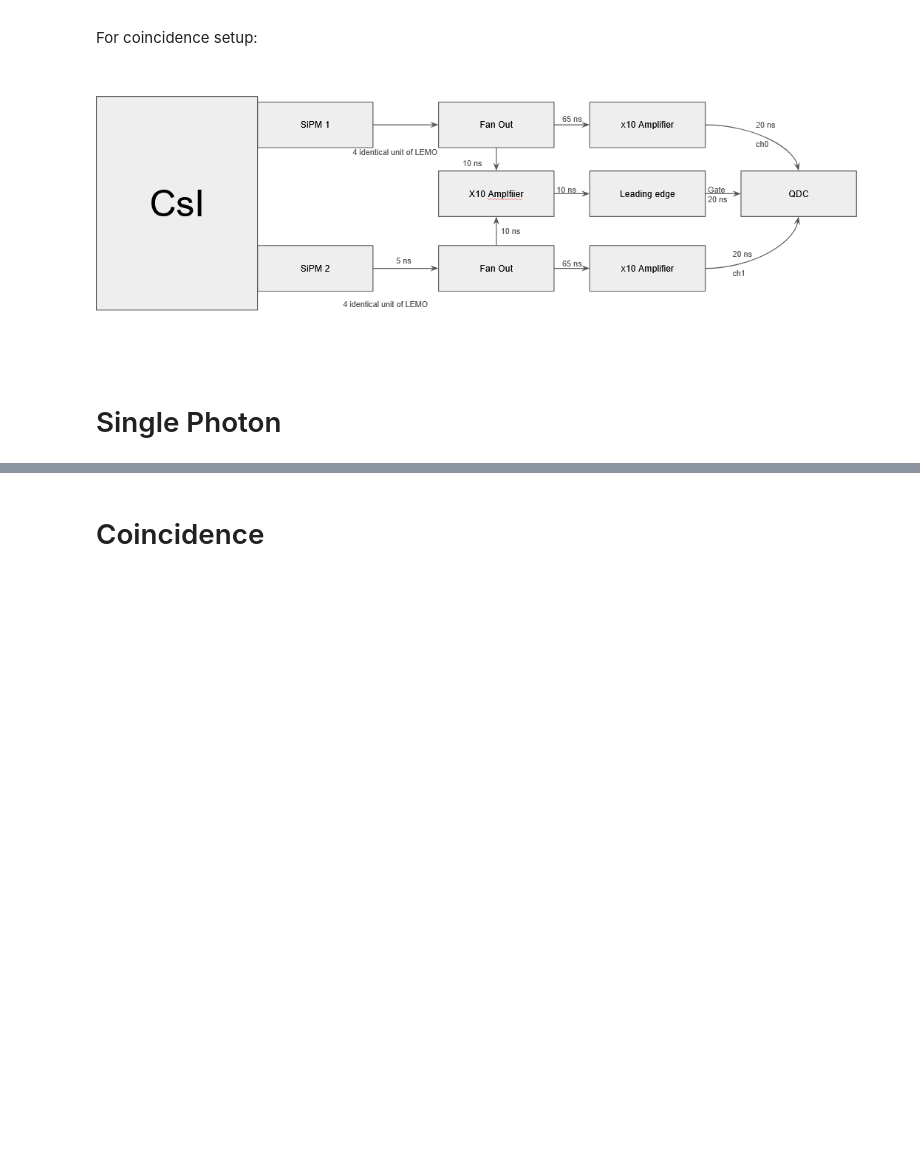
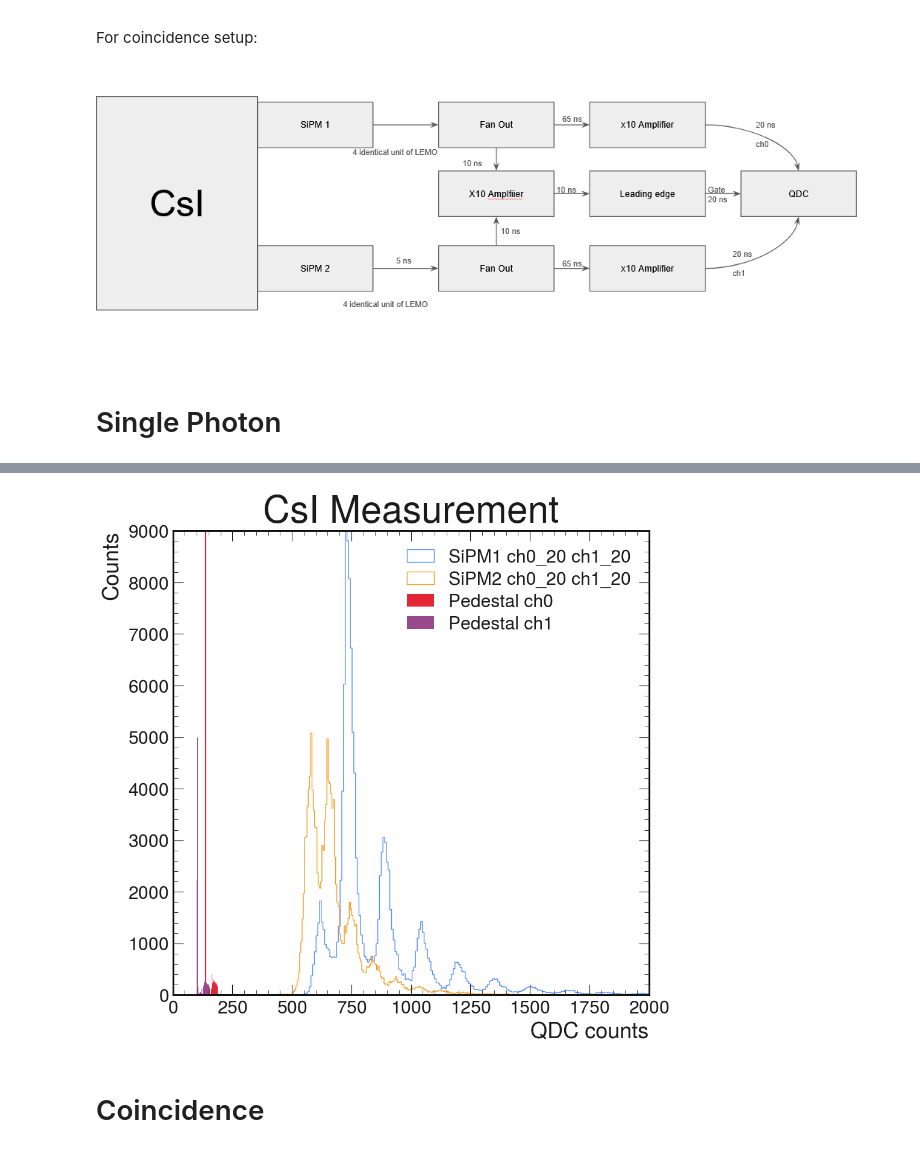
Before and after one commit to keiyinau/LabDataAnalysis, a Jupyter notebook: datas/dataset_may27/CsI_Measurement.ipynb, the cells around one changed output, grey strips where cells are left out. Cells and saved outputs as stored; diff of their text form; code cells hidden in the pictures; blank space fills up the shorter version.

```diff
--- a/datas/dataset_may27/CsI_Measurement.ipynb
+++ b/datas/dataset_may27/CsI_Measurement.ipynb
@@ -69,3 +125,23 @@ plt.show()
+# %%
+SiPM1=pd.read_csv("CsI_Measurement/1channel_SiPM1_ch0_20_ch1_20.txt",sep=" ")
+SiPM2=pd.read_csv("CsI_Measurement/1channel_SiPM2_ch0_20_ch1_20.txt",sep=" ")
+Pedestal=pd.read_csv("CsI_Measurement/2channel_pedestal_ch0_20_ch1_20.txt",sep=" ")
+channel_consideration="ch1"
+bins_num="auto"
+
+plt.hist(SiPM1['ch0'], bins=bins_num,histtype='step',label="SiPM1 ch0_20 ch1_20")
+plt.hist(SiPM2['ch1'], bins=bins_num,histtype='step',label="SiPM2 ch0_20 ch1_20")
+plt.hist(Pedestal['ch0'], bins=bins_num,label="Pedestal ch0")
+plt.hist(Pedestal['ch1'], bins=bins_num,label="Pedestal ch1")
+plt.title("CsI Measurement")
+plt.xlabel("QDC counts")
+plt.ylabel("Counts")
+plt.xlim(0,2000)
+plt.ylim(0,9000)
+plt.legend()
+plt.show()
+# %% [output]
+[figure, added]
 # %% [markdown]
 # Coincidence
 # %%
```
Also changed, not shown: parts of 7 cells of this notebook.
